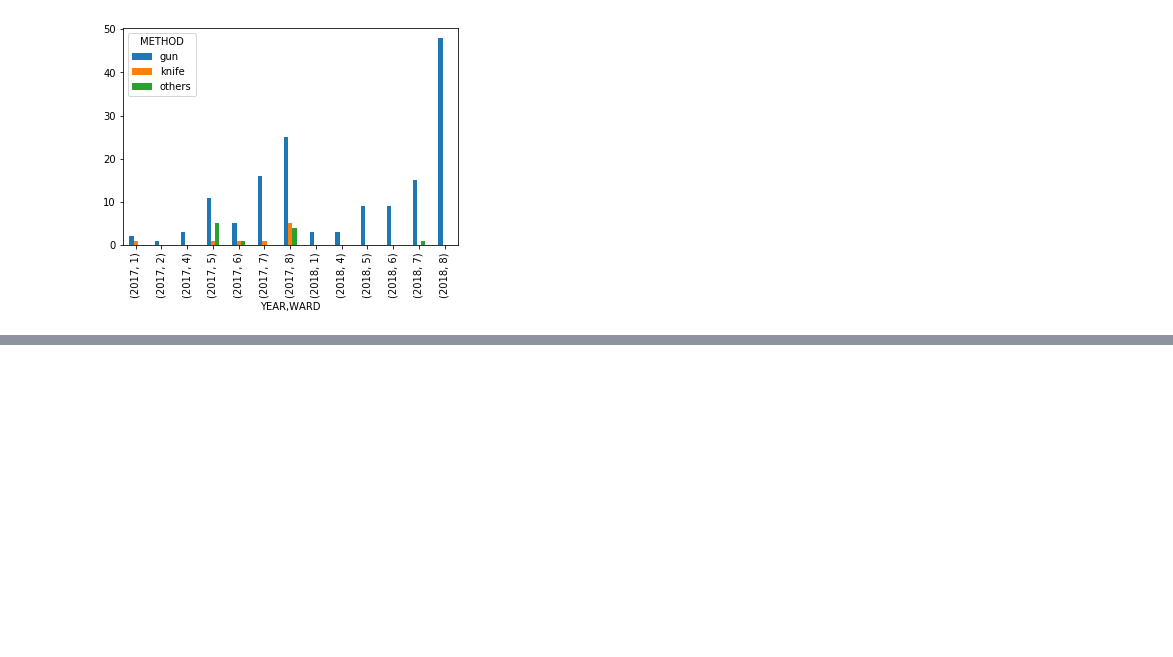
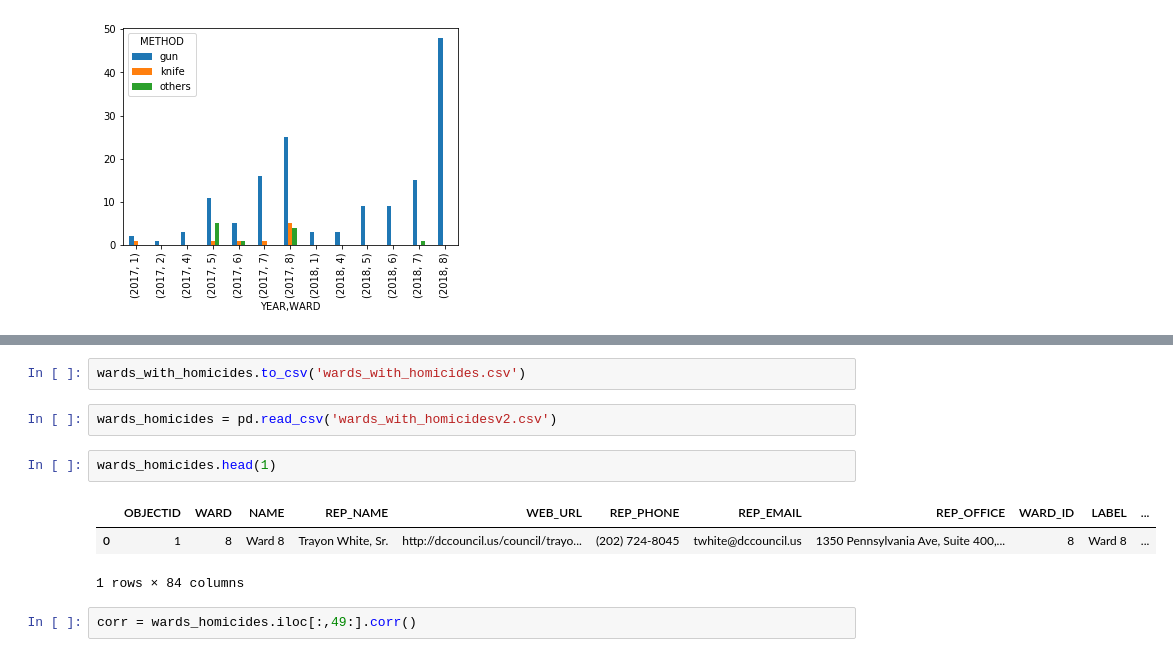
Before and after one commit to monipip3/activism, a Jupyter notebook: DC_Homicides/DC Homicides.ipynb, the cells around one changed output, grey strips where cells are left out. Saved outputs shown, nothing was run; the diff lists cells and outputs as text; blank space fills up the shorter version.

```diff
--- a/DC_Homicides/DC Homicides.ipynb
+++ b/DC_Homicides/DC Homicides.ipynb
@@ -95,0 +107,12 @@ dfYTD.groupby(['YEAR','WARD']).METHOD.value_counts().unstack().plot.bar()
+# %%
+wards_with_homicides.to_csv('wards_with_homicides.csv')
+# %%
+wards_homicides = pd.read_csv('wards_with_homicidesv2.csv')
+# %%
+wards_homicides.head(1)
+# %% [output]
+|  | OBJECTID | WARD | NAME | REP_NAME | WEB_URL | REP_PHONE | REP_EMAIL | REP_OFFICE | WARD_ID | LABEL | ... |
+| 0 | 1 | 8 | Ward 8 | Trayon White, Sr. | http://dccouncil.us/council/trayo... | (202) 724-8045 | twhite@dccouncil.us | 1350 Pennsylvania Ave, Suite 400,... | 8 | Ward 8 | ... |
+1 rows × 84 columns
+# %%
+corr = wards_homicides.iloc[:,49:].corr()
```
Also changed, not shown: parts of 19 cells of this notebook, 3 other files.
